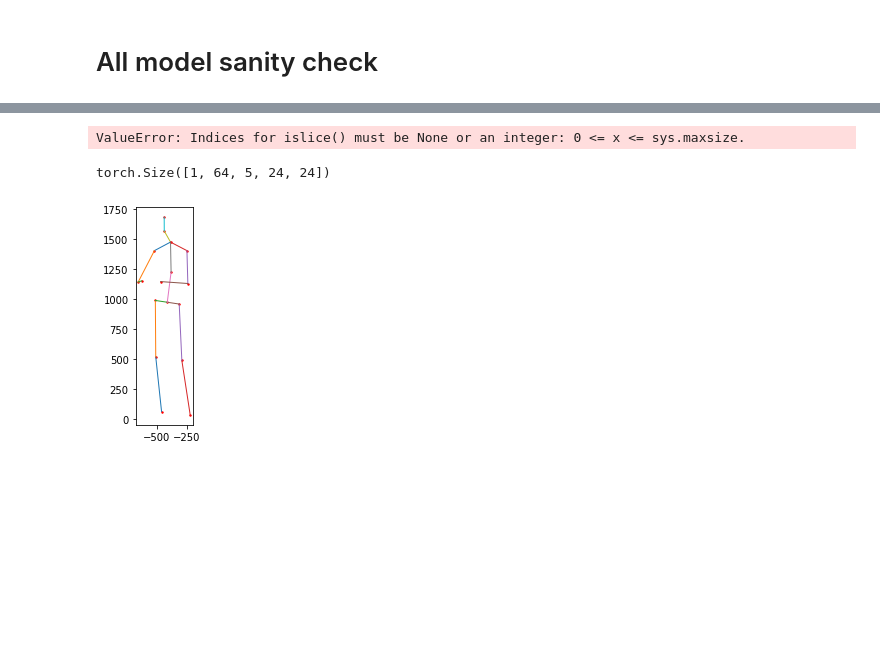
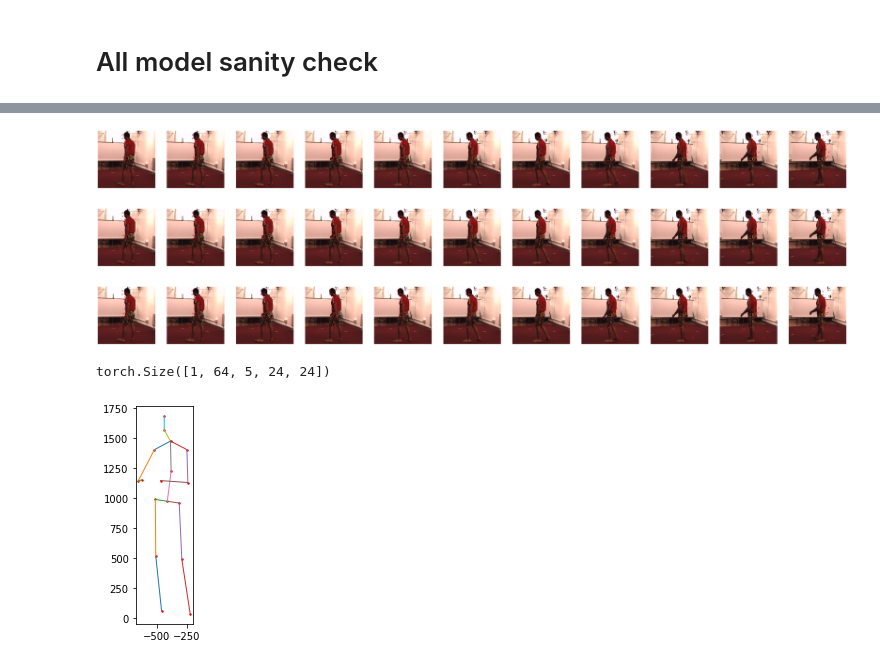
Before and after one commit to blufzzz/learnable-triangulation-pytorch, a Jupyter notebook: test_modules.ipynb, the cells around one changed output, grey strips where cells are left out. Cells and saved outputs as stored; diff of their text form; code cells hidden in the pictures; blank space fills up the shorter version.

```diff
--- a/test_modules.ipynb
+++ b/test_modules.ipynb
@@ -223,6 +189,6 @@ style_decoder:  2.11M params
 Loaded vol_temporal_adain model
 # %%
-for batch in islice(50,val_loader, 3):
+for batch in islice(val_loader, 50, 53, 1):
 
     n_views = batch['images'].shape[1]
     batch_size = batch['images'].shape[0]
@@ -230,32 +196,34 @@ for batch in islice(50,val_loader, 3):
     fig, axes = plt.subplots(ncols=n_views, nrows=1, figsize=(5 * n_views, 5))
     for i in range(n_views):
         # first row
         detection = batch['detections'][0][i]
         *bbox, c = detection
 
         image = batch['images'][0][i]
         image = denormalize_image(image).astype(np.uint8)
         image = image[..., ::-1]  # bgr -> rgb
         camera_name = batch['cameras'][i][0].name
         title = "{}, detection conf: {:.3}".format(camera_name, c)
 
         # second row
         keypoints_3d = batch['keypoints_3d'][0][:, :3]
         proj_matrix = batch['cameras'][i][0].projection
 #         image_shape_before_resize = batch['image_shapes_before_resize'][0][i]
         image_shape = image.shape[:2]
 
         keypoints_2d_wrt_new = multiview.project_3d_points_to_image_plane_without_distortion(proj_matrix, keypoints_3d)
 #         keypoints_2d_wrt_orig = transform_points_after_crop_and_resize(keypoints_2d_wrt_new, (bbox[0], bbox[1]), image_shape_before_resize, image_shape, forward=True)
 
         axes[i].set_xlim(0, image.shape[1])
         axes[i].set_ylim(0, image.shape[0])
         axes[i].invert_yaxis()
         axes[i].imshow(image)
         axes[i].scatter(keypoints_2d_wrt_new[:, 0], keypoints_2d_wrt_new[:, 1], s=10, c='red')
 
         axes[i].axis('off')
     plt.show()
 # %% [output]
-ValueError: Indices for islice() must be None or an integer: 0 <= x <= sys.maxsize.
+[figure, added]
+[figure, added]
+[figure, added]
 # %%
```
Also changed, not shown: parts of 16 cells of this notebook, 10 other files.
